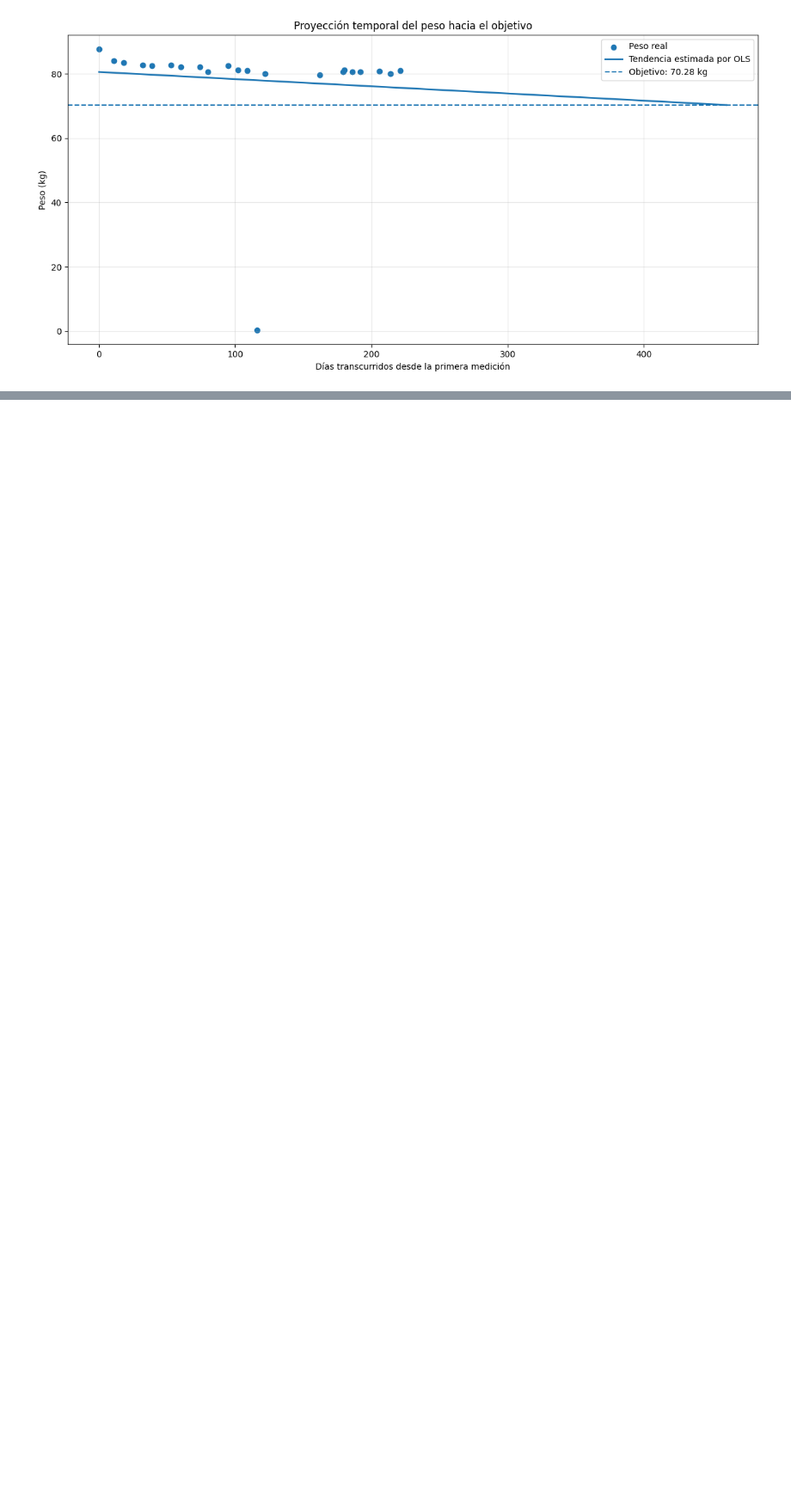
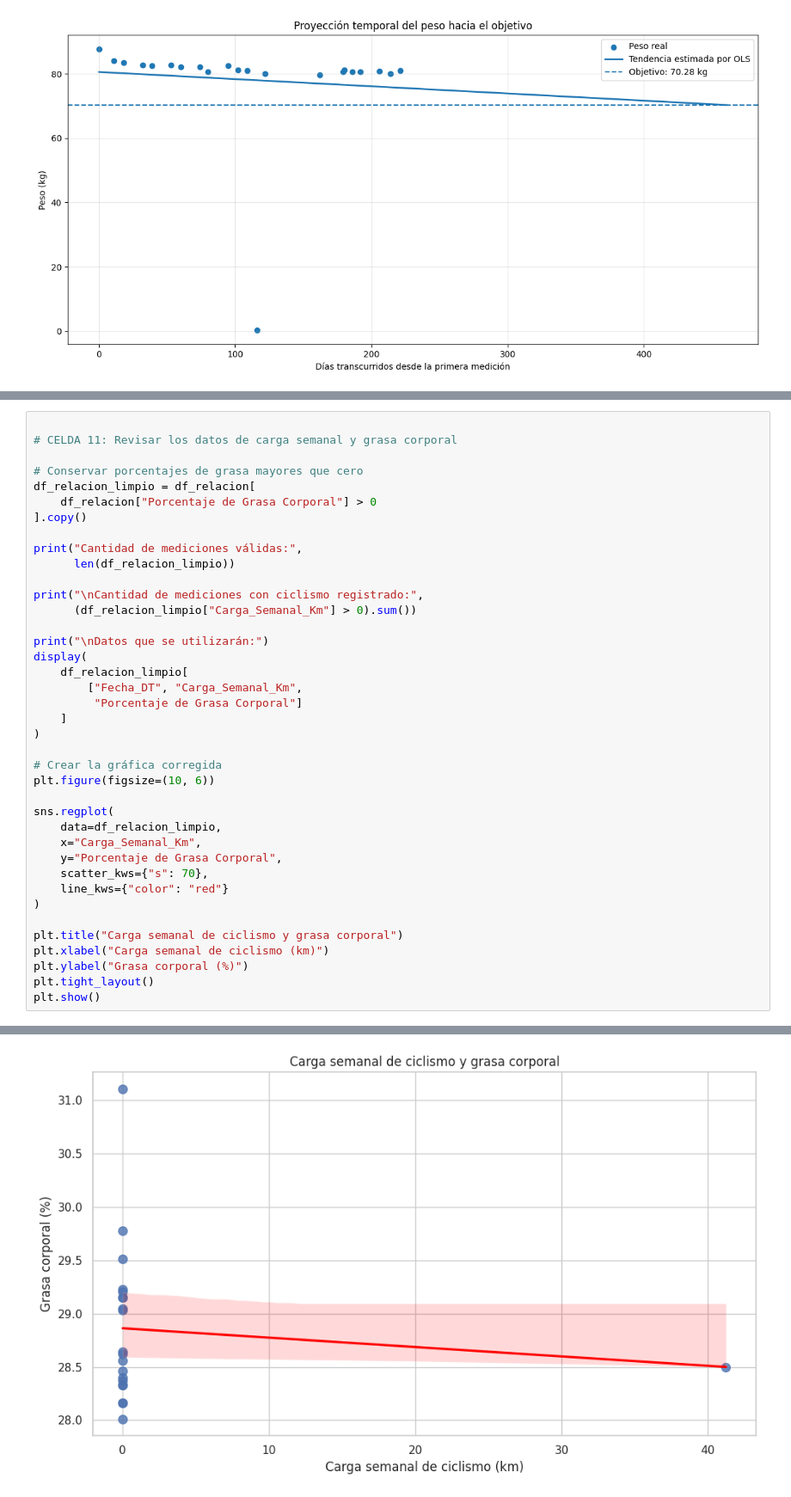
Before and after one commit to GabyPaolaING/Machine-Learning, a Jupyter notebook: P2P1.- INTEGRACIÓN MULTIFUENTE DE DATOS .ipynb, the cells around one changed output, grey strips where cells are left out. Shown at 86% size. Drawn from its saved outputs; the diff is of its cells as text; blank space fills up the shorter version.

```diff
--- a/P2P1.- INTEGRACIÓN MULTIFUENTE DE DATOS .ipynb
+++ b/P2P1.- INTEGRACIÓN MULTIFUENTE DE DATOS .ipynb
@@ -2599,0 +3040,40 @@ plt.show()
+# %%
+
+# CELDA 11: Revisar los datos de carga semanal y grasa corporal
+
+# Conservar porcentajes de grasa mayores que cero
+df_relacion_limpio = df_relacion[
+    df_relacion["Porcentaje de Grasa Corporal"] > 0
+].copy()
+
+print("Cantidad de mediciones válidas:",
+      len(df_relacion_limpio))
+
+print("\nCantidad de mediciones con ciclismo registrado:",
+      (df_relacion_limpio["Carga_Semanal_Km"] > 0).sum())
+
+print("\nDatos que se utilizarán:")
+display(
+    df_relacion_limpio[
+        ["Fecha_DT", "Carga_Semanal_Km",
+         "Porcentaje de Grasa Corporal"]
+    ]
+)
+
+# Crear la gráfica corregida
+plt.figure(figsize=(10, 6))
+
+sns.regplot(
+    data=df_relacion_limpio,
+    x="Carga_Semanal_Km",
+    y="Porcentaje de Grasa Corporal",
+    scatter_kws={"s": 70},
+    line_kws={"color": "red"}
+)
+
+plt.title("Carga semanal de ciclismo y grasa corporal")
+plt.xlabel("Carga semanal de ciclismo (km)")
+plt.ylabel("Grasa corporal (%)")
+plt.tight_layout()
+plt.show()
+# %% [output]
@@ -2599,0 +3102 @@ plt.show()
+[figure, added]
```
Also changed, not shown: parts of 16 cells of this notebook.
